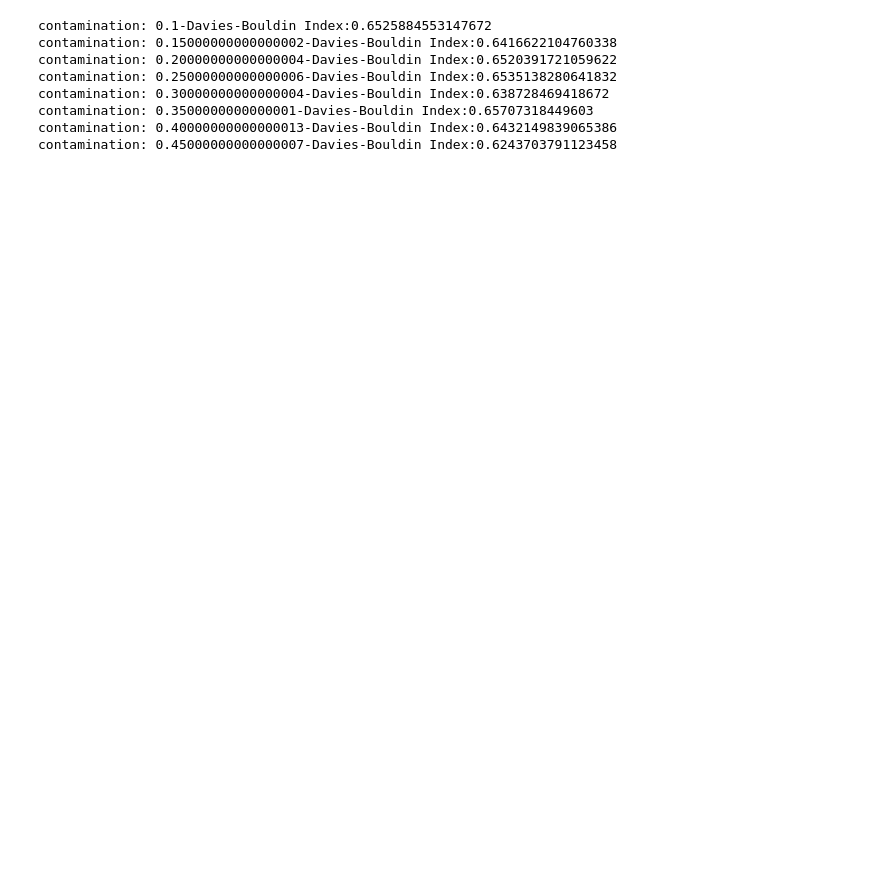
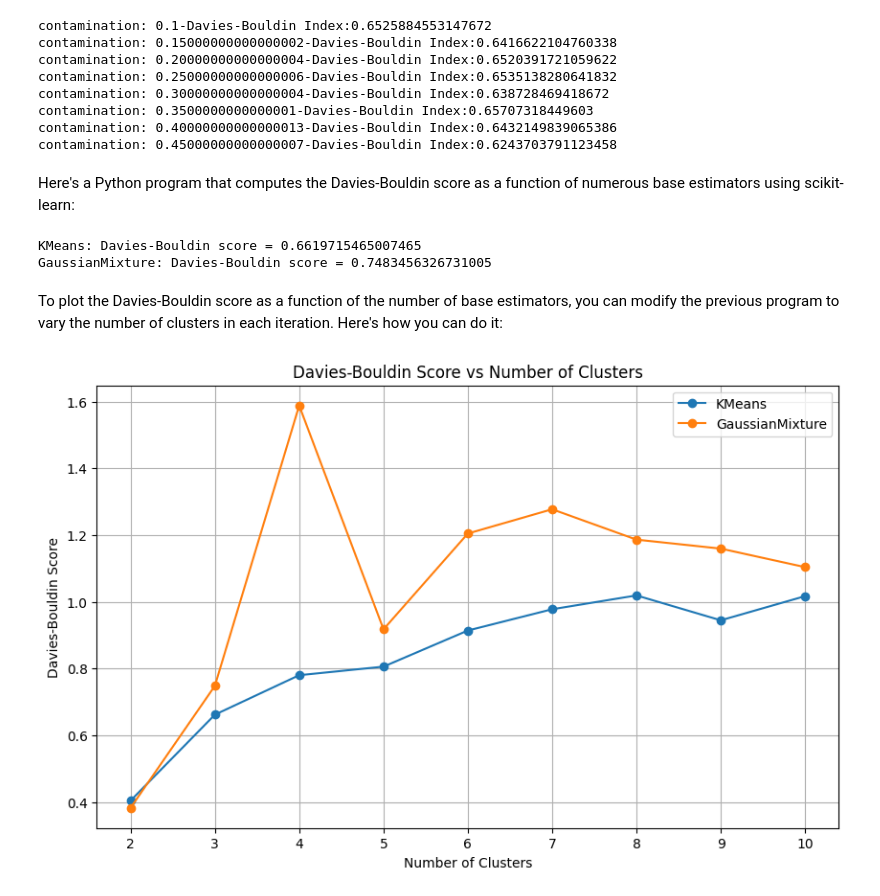
Before and after one commit to asmahassouna/Machine-Learning, a Jupyter notebook: BD_With_Isolation.ipynb, the cells around one changed output. Cells and saved outputs as stored; diff of their text form; code cells hidden in the pictures; blank space fills up the shorter version.

```diff
--- a/BD_With_Isolation.ipynb
+++ b/BD_With_Isolation.ipynb
@@ -72,0 +69,78 @@ contamination: 0.45000000000000007-Davies-Bouldin Index:0.6243703791123458
+# %% [markdown]
+
+Here's a Python program that computes the Davies-Bouldin score as a function of numerous base estimators using scikit-learn:
+# %%
+from sklearn import datasets
+from sklearn.cluster import KMeans
+from sklearn.mixture import GaussianMixture
+from sklearn.metrics import davies_bouldin_score
+
+# Load sample data
+data = datasets.load_iris()
+X = data.data
+
+# Define base estimators
+base_estimators = {
+    "KMeans": KMeans(n_clusters=3),
+    "GaussianMixture": GaussianMixture(n_components=3)
+}
+
+# Compute Davies-Bouldin score for each estimator
+for name, estimator in base_estimators.items():
+    estimator.fit(X)
+    labels = estimator.predict(X)
+    score = davies_bouldin_score(X, labels)
+    print(f"{name}: Davies-Bouldin score = {score}")
+# %% [output]
+KMeans: Davies-Bouldin score = 0.6619715465007465
+GaussianMixture: Davies-Bouldin score = 0.7483456326731005
+# %% [markdown]
+To plot the Davies-Bouldin score as a function of the number of base estimators, you can modify the previous program to vary the number of clusters in each iteration. Here's how you can do it:
+# %%
+import numpy as np
+import matplotlib.pyplot as plt
+from sklearn import datasets
+from sklearn.cluster import KMeans
+from sklearn.mixture import GaussianMixture
+from sklearn.metrics import davies_bouldin_score
+
+# Load sample data
+data = datasets.load_iris()
+X = data.data
+
+# Define a range of cluster numbers
+cluster_range = range(2, 11)
+
+# Initialize lists to store Davies-Bouldin scores for each estimator
+kmeans_scores = []
+gmm_scores = []
+
+# Compute Davies-Bouldin score for each number of clusters
+for n_clusters in cluster_range:
+    # KMeans
+    kmeans = KMeans(n_clusters=n_clusters)
+    kmeans.fit(X)
+    kmeans_labels = kmeans.predict(X)
+    kmeans_score = davies_bouldin_score(X, kmeans_labels)
+    kmeans_scores.append(kmeans_score)
+
+    # Gaussian Mixture Model
+    gmm = GaussianMixture(n_components=n_clusters)
+    gmm.fit(X)
+    gmm_labels = gmm.predict(X)
+    gmm_score = davies_bouldin_score(X, gmm_labels)
+    gmm_scores.append(gmm_score)
+
+# Plotting the results
+plt.figure(figsize=(10, 6))
+plt.plot(cluster_range, kmeans_scores, marker='o', label='KMeans')
+plt.plot(cluster_range, gmm_scores, marker='o', label='GaussianMixture')
+plt.title('Davies-Bouldin Score vs Number of Clusters')
+plt.xlabel('Number of Clusters')
+plt.ylabel('Davies-Bouldin Score')
+plt.xticks(cluster_range)
+plt.legend()
+plt.grid(True)
+plt.show()
+# %% [output]
+[figure, added]
```
Also changed, not shown: parts of 6 cells of this notebook.
